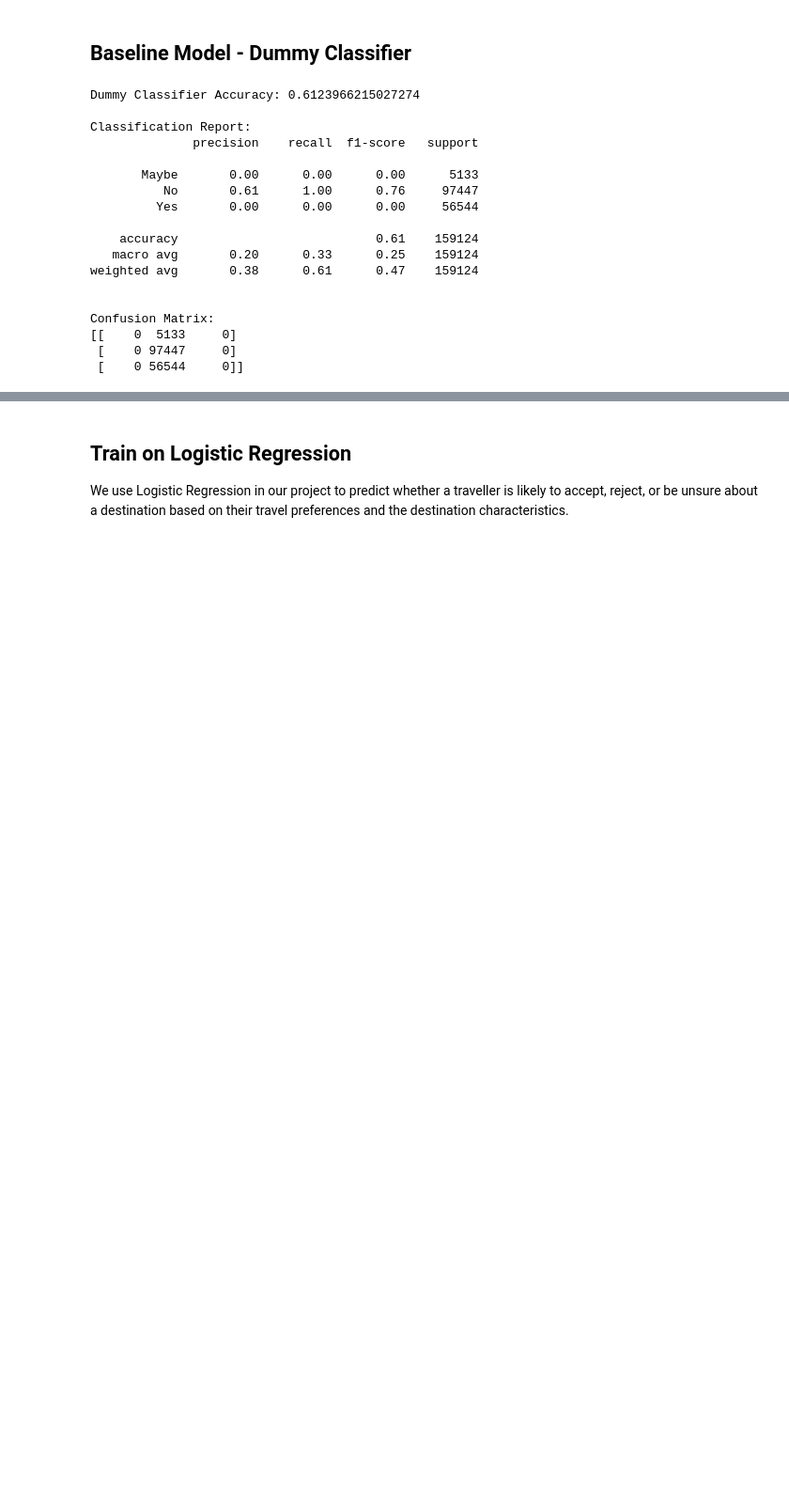
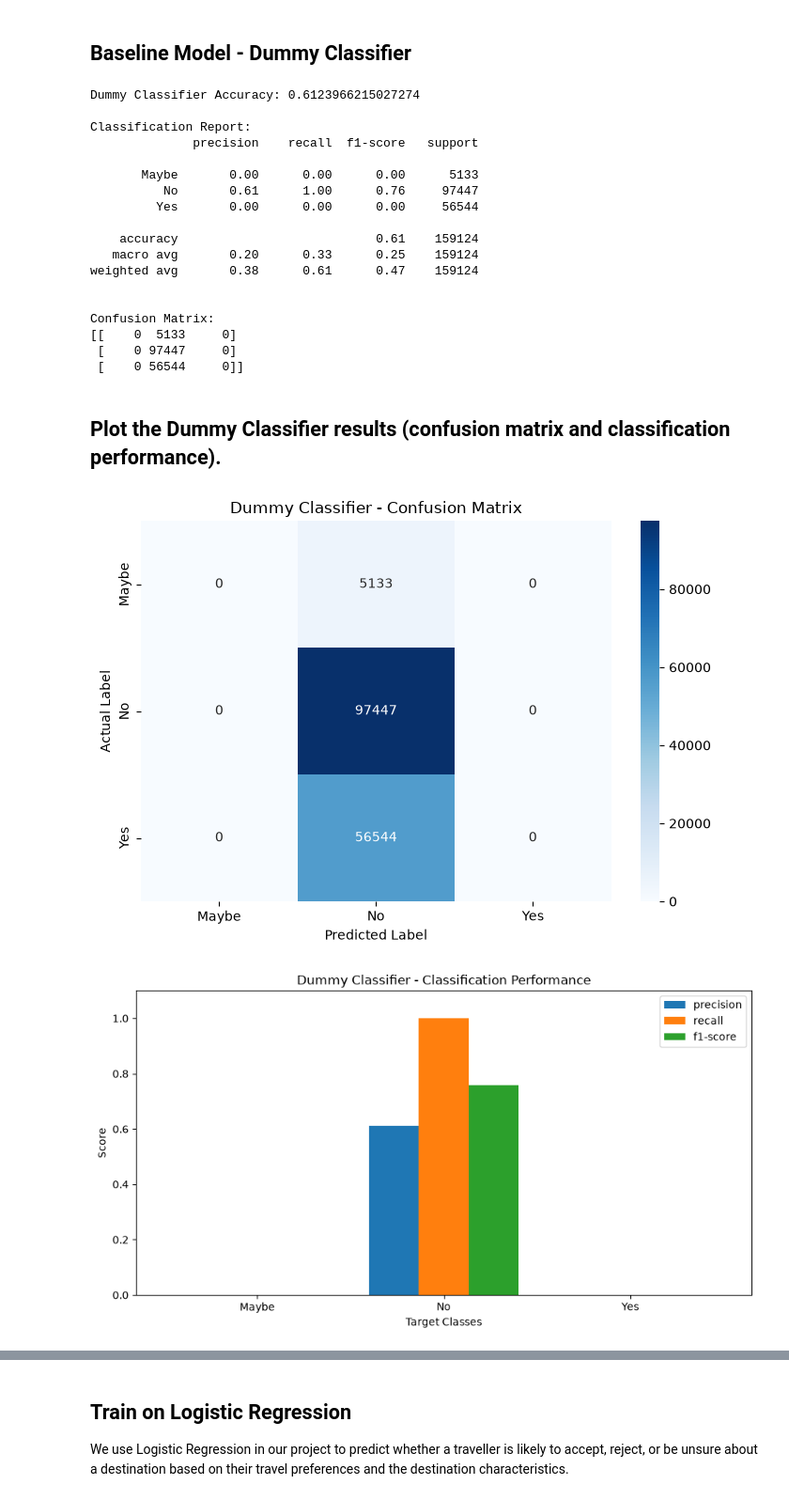
Before and after one commit to IreneStephen-DS/Indian_Tourism_ML, a Jupyter notebook: ProjectFiles/project.ipynb, the cells around one changed output, grey strips where cells are left out. Shown at 94% size. Saved outputs shown, nothing was run; the diff lists cells and outputs as text; code cells hidden in the pictures; blank space fills up the shorter version.

Commit message:
updated dummy classifier model

```diff
--- a/ProjectFiles/project.ipynb
+++ b/ProjectFiles/project.ipynb
@@ -1523,3 +1523,76 @@ Confusion Matrix:
 [[    0  5133     0]
  [    0 97447     0]
  [    0 56544     0]]
+# %% [markdown]
+## Plot the Dummy Classifier results (confusion matrix and classification performance).
+# %%
+import matplotlib.pyplot as plt
+import seaborn as sns
+from sklearn.metrics import confusion_matrix, classification_report
+import pandas as pd
+
+# 1. Plot Confusion Matrix
+cm = confusion_matrix(y_test, y_pred_dummy, labels=dummy_model.classes_)
+
+plt.figure(figsize=(7, 5))
+sns.heatmap(
+    cm,
+    annot=True,
+    fmt='d',
+    cmap='Blues',
+    xticklabels=dummy_model.classes_,
+    yticklabels=dummy_model.classes_
+)
+
+plt.title('Dummy Classifier - Confusion Matrix')
+plt.xlabel('Predicted Label')
+plt.ylabel('Actual Label')
+plt.tight_layout()
+plt.show()
+
+
+# 2. Plot Classification Performance
+report = classification_report(
+    y_test,
+    y_pred_dummy,
+    output_dict=True,
+    zero_division=0
+)
+
+report_df = pd.DataFrame(report).T
+class_metrics = report_df.loc[
+    [str(c) for c in dummy_model.classes_],
+    ['precision', 'recall', 'f1-score']
+]
+
+class_metrics.plot(
+    kind='bar',
+    figsize=(9, 5),
+    width=0.8
+)
+
+plt.title('Dummy Classifier - Classification Performance')
+plt.xlabel('Target Classes')
+plt.ylabel('Score')
+plt.ylim(0, 1.1)
+plt.xticks(rotation=0)
+plt.legend(loc='upper right')
+plt.tight_layout()
+plt.show()
+
+
+# 3. Plot Accuracy
+plt.figure(figsize=(6, 4))
+plt.bar(
+    ['Dummy Classifier'],
+    [dummy_accuracy]
+)
+
+plt.title('Dummy Classifier - Accuracy')
+plt.ylabel('Accuracy')
+plt.ylim(0, 1)
+plt.tight_layout()
+plt.show()
+# %% [output]
+[figure, added]
+[figure, added]
```
Also changed, not shown: parts of 1 cell of this notebook.
